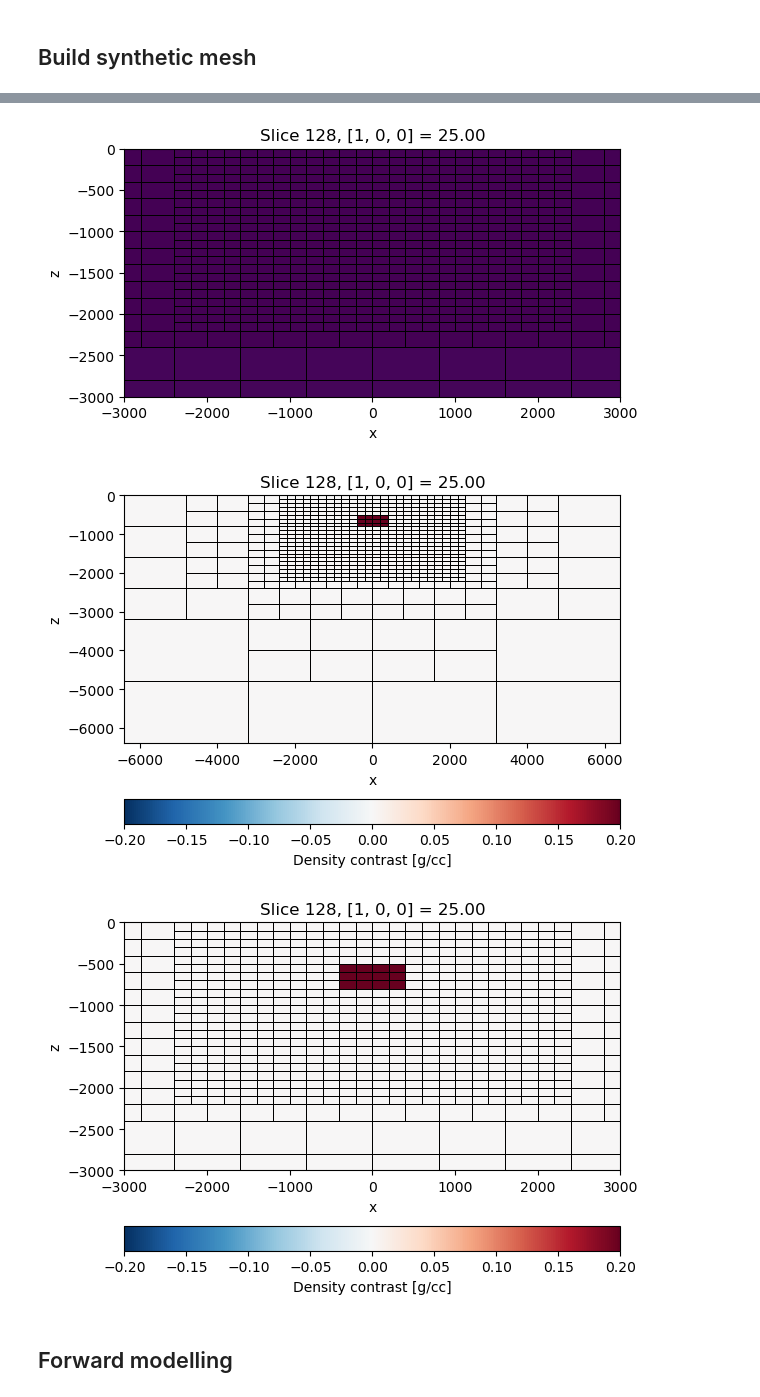
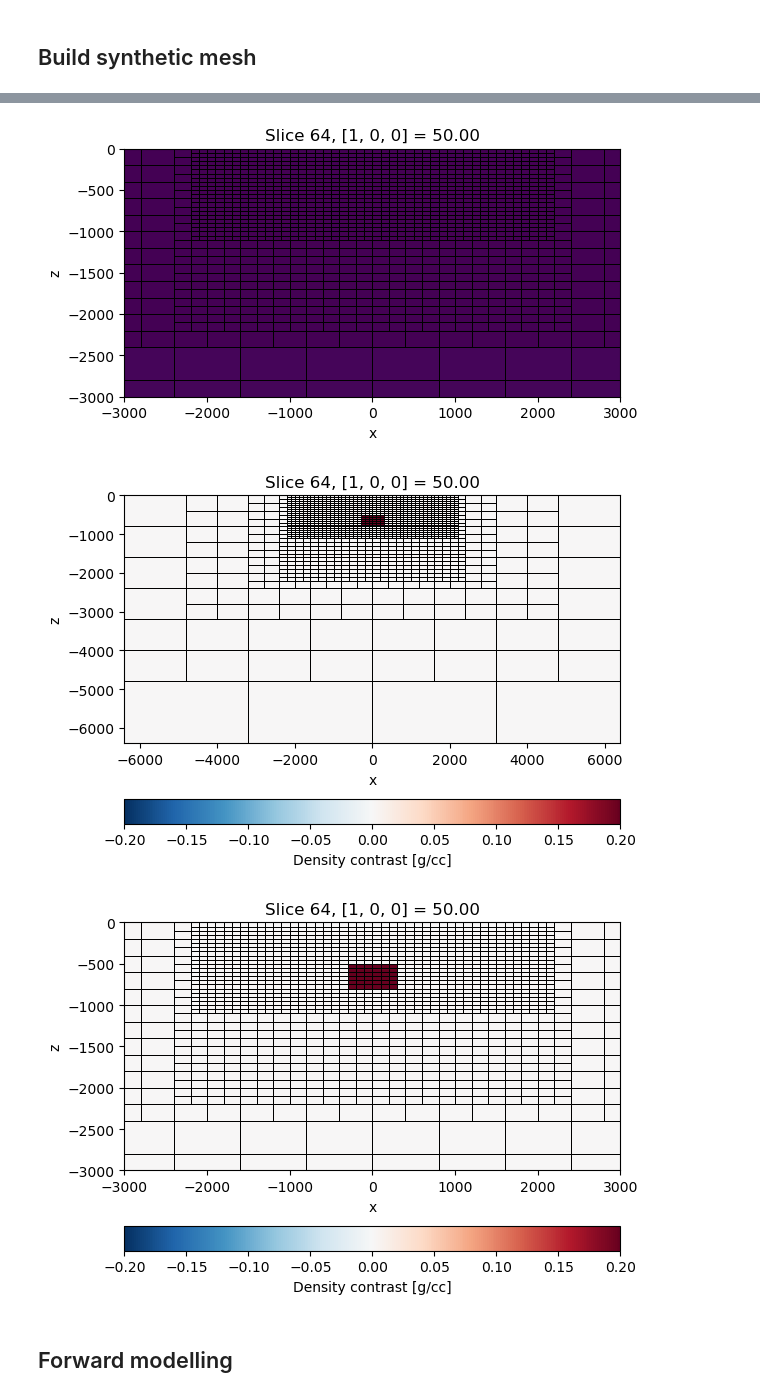
Before and after one commit to ubcgif/2024-aqgeo-potential-fields-tutorial, a Jupyter notebook: notebooks/forward.ipynb, the cells around one changed output, grey strips where cells are left out. Cells and saved outputs as stored; diff of their text form; code cells hidden in the pictures.

```diff
--- a/notebooks/forward.ipynb
+++ b/notebooks/forward.ipynb
@@ -11,11 +11,15 @@ from simpeg import potential_fields
 # %% [markdown]
 ## Build synthetic mesh
 # %%
-hx = [(50.0, 256)]
-hz = [(25.0, 256)]
+hx = [(100.0, 128)]
+hz = [(50.0, 128)]
 mesh = discretize.TreeMesh(h=[hx, hx, hz], origin="CCN")
-mesh.refine_box(x0s=(-3e3, -3e3, -3e3), x1s=(3e3, 3e3, 0), levels=3, finalize=False)
-mesh.refine_box(x0s=(-2e3, -2e3, -2e3), x1s=(2e3, 2e3, 0), levels=6, finalize=False)
+
+mesh.refine_box(x0s=(-3e3, -3e3, -3e3), x1s=(3e3, 3e3, 0), levels=3, finalize=False, diagonal_balance=True)
+mesh.refine_box(x0s=(-2e3, -2e3, -2e3), x1s=(2e3, 2e3, 0), levels=6, finalize=False, diagonal_balance=True)
+mesh.refine_box(x0s=(-2e3, -2e3, -1e3), x1s=(2e3, 2e3, 0), levels=7, finalize=False, diagonal_balance=True)
+mesh.refine_box(x0s=(-2e3, -2e3, -500), x1s=(2e3, 2e3, 0), levels=-1, finalize=False, diagonal_balance=True)
+
 mesh.finalize()
 mesh
 # %% [output]
@@ -38,7 +42,7 @@ plt.xlim(-3e3, 3e3)
 plt.ylim(-3e3, 0)
 plt.show()
 # %% [output]
-[figure, old version]
+[figure, new version]
 # %%
 block = (-300, 300, -300, 300, -800, -500)
 
@@ -67,27 +71,42 @@ plt.gca().set_aspect("equal")
 plt.colorbar(tmp, orientation="horizontal", label="Density contrast [g/cc]")
 plt.show()
 # %% [output]
-[figure, old version]
+[figure, new version]
 # %%
 grid_opts = {"linewidth": 0.5, "color": "k"}
 
 maxabs = np.max(np.abs(model))
 
 tmp, = mesh.plot_slice(
     model,
     normal="x",
     grid=True,
     grid_opts=grid_opts,
     clim=(-maxabs, maxabs),
     pcolor_opts=dict(cmap="RdBu_r"),
 )
+
+# Plot outlines of the block
+plot_block = False
+if plot_block:
+    from matplotlib.patches import Rectangle
+    rectangle = Rectangle(
+        xy=(block[0], block[4]),
+        width=block[1] - block[0],
+        height=block[5] - block[4],
+        facecolor="none",
+        edgecolor="C2",
+        linewidth=2,
+    )
+    plt.gca().add_patch(rectangle)
+
 plt.gca().set_aspect("equal")
 plt.colorbar(tmp, orientation="horizontal", label="Density contrast [g/cc]")
 plt.xlim(-3e3, 3e3)
 plt.ylim(-3e3, 0)
 plt.show()
 # %% [output]
-[figure, old version]
+[figure, new version]
 # %% [markdown]
 ## Forward modelling
 # %%
```
Also changed, not shown: parts of 6 cells of this notebook, 2 other files.
